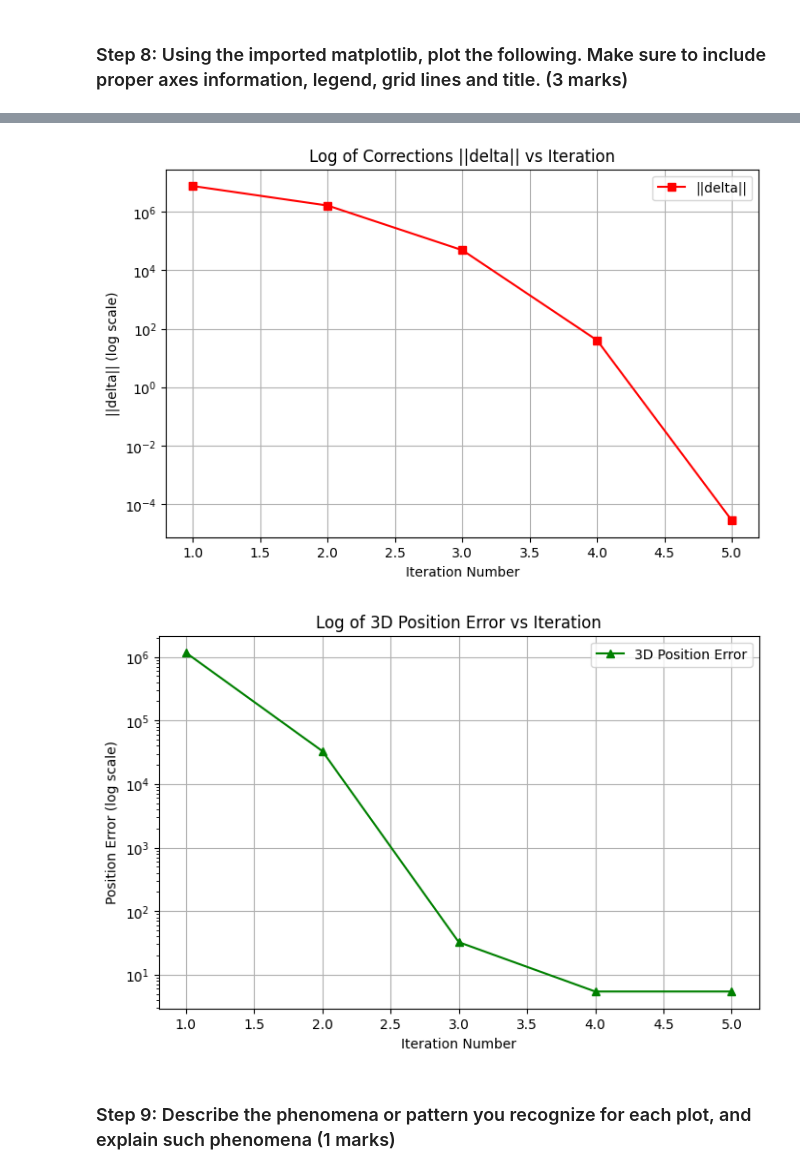
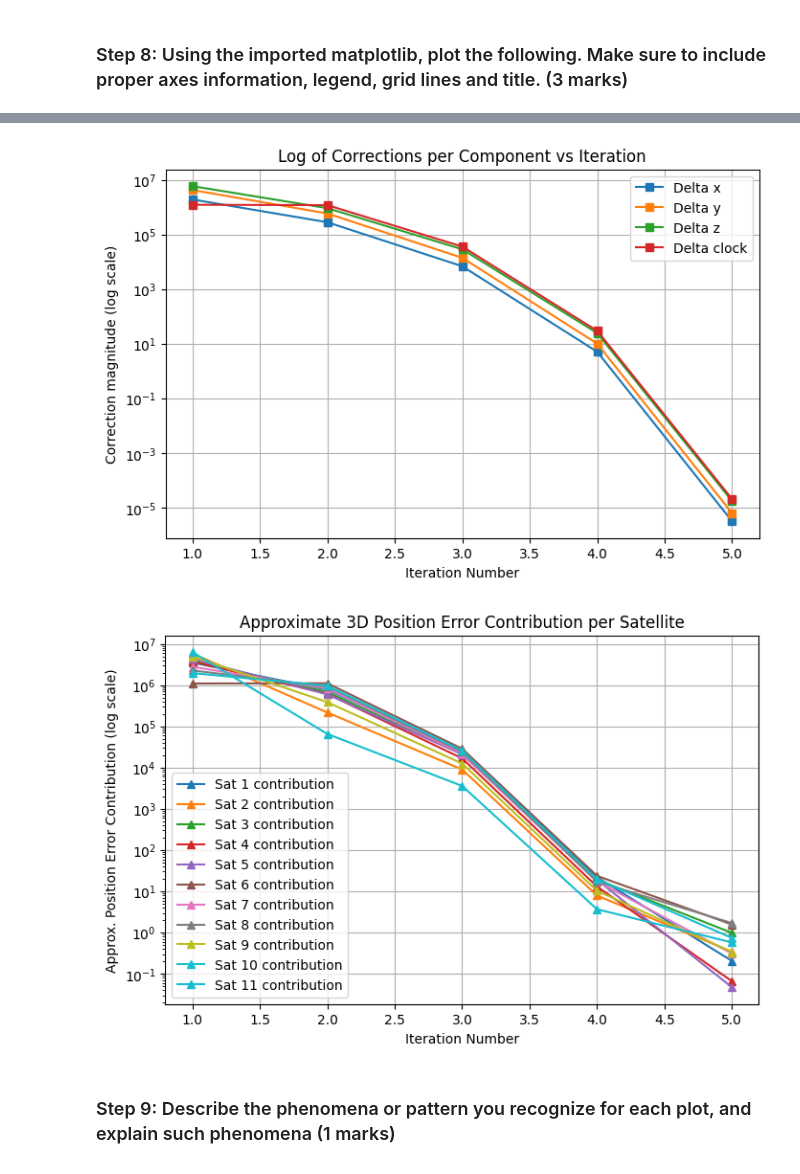
Before and after one commit to Rukkyn678/ENGG680_2025_Fall, a Jupyter notebook: Lab_Assignment2/ENGG680-L01-F25-G9.ipynb, the cells around one changed output, grey strips where cells are left out. Cells and saved outputs as stored; diff of their text form; code cells hidden in the pictures.

```diff
--- a/Lab_Assignment2/ENGG680-L01-F25-G9.ipynb
+++ b/Lab_Assignment2/ENGG680-L01-F25-G9.ipynb
@@ -124,7 +124,7 @@ def euclidean_norm(receiver_pos, satellite_pos):
 # %%
 n = pseudorange.shape[0]  # number of measurements
 
-P = (1/1.2)*np.identity(n)
+P = (1/1.2**2)*np.identity(n)
 # %% [markdown]
 ### Step 2: set the initial states as [100.0, -50.0, 25.0, 1000.0] (0.5 mark)
 # %%
@@ -373,38 +373,57 @@ However, the a posteriori variance and covariance values are unusually large, su
 # %% [markdown]
 ### Step 8: Using the imported matplotlib, plot the following. Make sure to include proper axes information, legend, grid lines and title. (3 marks)
 # %%
-# 1. Plot log of the misclosure w against the LSQ iteration number i
-# (1 marks)
+import matplotlib.pyplot as plt
+import numpy as np
+
+# Number of satellites
+n_sats = sat_coordinates_xyz.shape[0]
+
+# Color map for satellites
+colors = plt.cm.get_cmap('tab10', n_sats)
+
+# ------------------------------
+# 1. Log of misclosure ||w|| per satellite
+# ------------------------------
 plt.figure(figsize=(8,5))
-plt.plot(arr_i, [np.linalg.norm(w) for w in arr_w], marker='o', color='b', label='||w||')
+for sat_idx in range(n_sats):
+    plt.plot(arr_i, [abs(w[sat_idx]) for w in arr_w],
+             marker='o', color=colors(sat_idx), label=f'Satellite {sat_idx+1}')
 plt.yscale('log')
 plt.xlabel('Iteration Number')
-plt.ylabel('||w|| (log scale)')
-plt.title('Log of Misclosure ||w|| vs Iteration')
+plt.ylabel('|w| (log scale)')
+plt.title('Log of Misclosure per Satellite vs Iteration')
 plt.grid(True)
 plt.legend()
 plt.show()
 
-# 2. Plot log of the corrections delta against the LSQ iteration number i
-# (1 marks)
+# ------------------------------
+# 2. Log of corrections ||delta|| per component
+# ------------------------------
 plt.figure(figsize=(8,5))
-plt.plot(arr_i, [np.linalg.norm(d) for d in arr_delta], marker='s', color='r', label='||delta||')
+for comp_idx, comp_label in enumerate(['x', 'y', 'z', 'clock']):
+    plt.plot(arr_i, [abs(d[comp_idx]) for d in arr_delta],
+             marker='s', color=colors(comp_idx % n_sats), label=f'Delta {comp_label}')
 plt.yscale('log')
 plt.xlabel('Iteration Number')
-plt.ylabel('||delta|| (log scale)')
-plt.title('Log of Corrections ||delta|| vs Iteration')
+plt.ylabel('Correction magnitude (log scale)')
+plt.title('Log of Corrections per Component vs Iteration')
 plt.grid(True)
 plt.legend()
 plt.show()
 
-# 3. Plot log of the 3D position errors against the LSQ iteration number i
-# (1 marks)
+# ------------------------------
+# 3. Log of 3D position errors per satellite
+# ------------------------------
+# 3D position error is global, but we can show contribution of each satellite using misclosure norm
 plt.figure(figsize=(8,5))
-plt.plot(arr_i, arr_err_pos, marker='^', color='g', label='3D Position Error')
+for sat_idx in range(n_sats):
+    pos_error_sat = [np.linalg.norm(w_i[sat_idx]) for w_i in arr_w]  # approximate contribution
+    plt.plot(arr_i, pos_error_sat, marker='^', color=colors(sat_idx), label=f'Sat {sat_idx+1} contribution')
 plt.yscale('log')
 plt.xlabel('Iteration Number')
-plt.ylabel('Position Error (log scale)')
-plt.title('Log of 3D Position Error vs Iteration')
+plt.ylabel('Approx. Position Error Contribution (log scale)')
+plt.title('Approximate 3D Position Error Contribution per Satellite')
 plt.grid(True)
 plt.legend()
 plt.show()
@@ -413,5 +432,5 @@ plt.show()
-[figure, old version]
+[figure, new version]
-[figure, old version]
+[figure, new version]
 # %% [markdown]
 ### Step 9: Describe the phenomena or pattern you recognize for each plot, and explain such phenomena (1 marks)
 # %%
```
Also changed, not shown: parts of 6 cells of this notebook.
